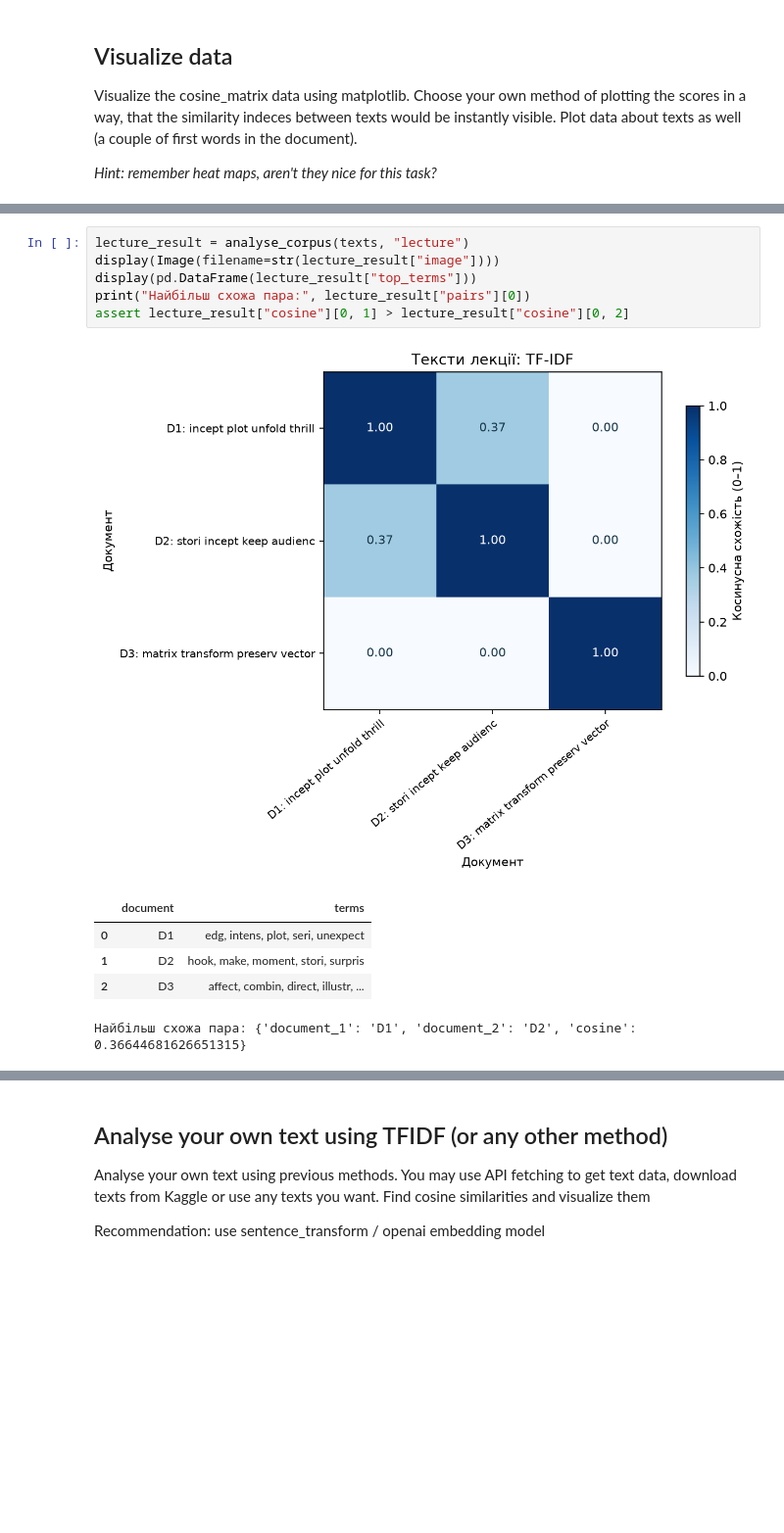
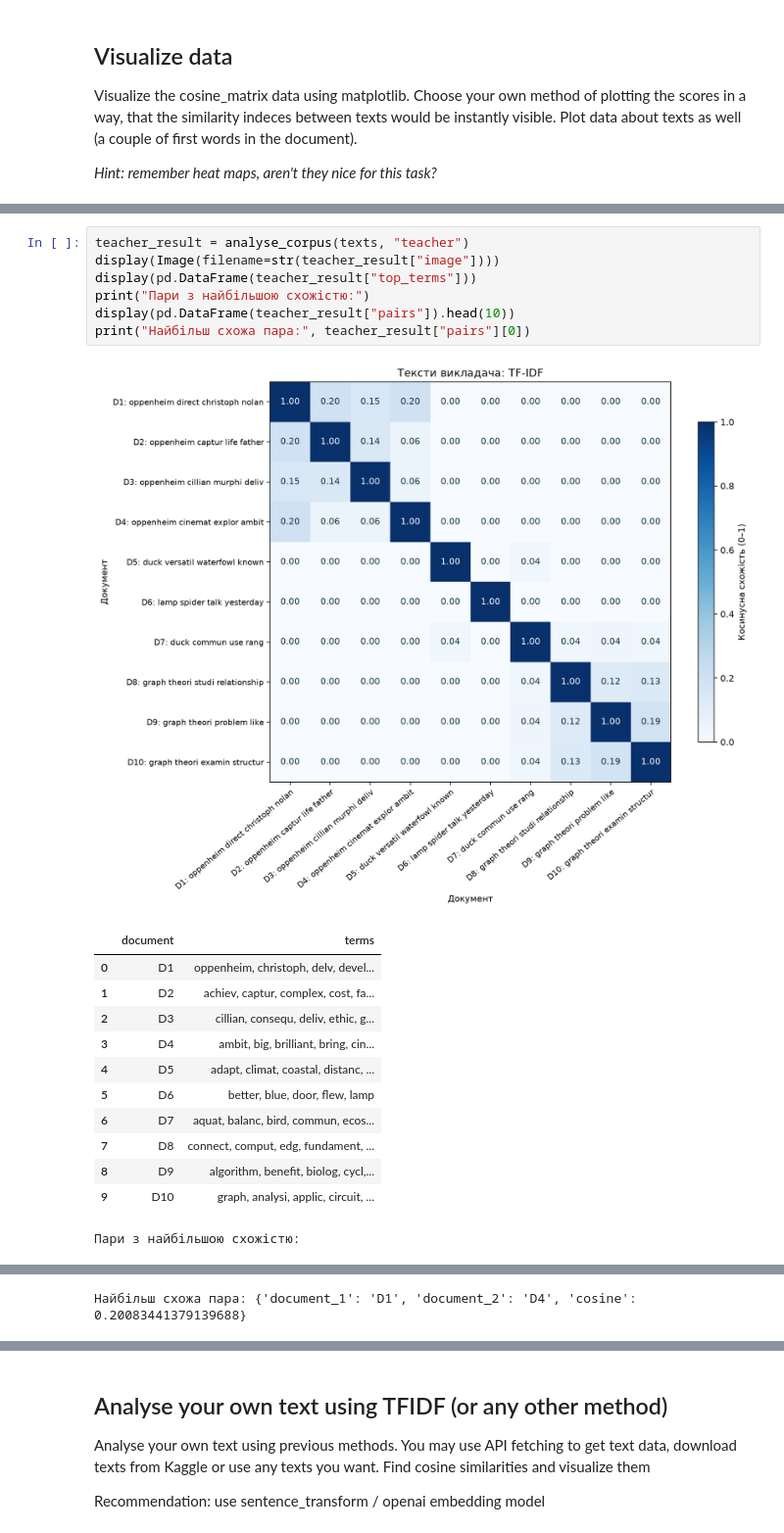
Before and after one commit to RoomToom/ida-labs, a Jupyter notebook: assignement-2.ipynb, the cells around one changed output, grey strips where cells are left out. Shown at 98% size. Drawn from its saved outputs; the diff is of its cells as text; blank space fills up the shorter version.

Commit message:
Use original teacher corpus for assignment 2

```diff
--- a/assignement-2.ipynb
+++ b/assignement-2.ipynb
@@ -158,13 +200,21 @@ Visualize the cosine_matrix data using matplotlib. Choose your own method of plo
 # %%
-lecture_result = analyse_corpus(texts, "lecture")
-display(Image(filename=str(lecture_result["image"])))
-display(pd.DataFrame(lecture_result["top_terms"]))
-print("Найбільш схожа пара:", lecture_result["pairs"][0])
-assert lecture_result["cosine"][0, 1] > lecture_result["cosine"][0, 2]
+teacher_result = analyse_corpus(texts, "teacher")
+display(Image(filename=str(teacher_result["image"])))
+display(pd.DataFrame(teacher_result["top_terms"]))
+print("Пари з найбільшою схожістю:")
+display(pd.DataFrame(teacher_result["pairs"]).head(10))
+print("Найбільш схожа пара:", teacher_result["pairs"][0])
 # %% [output]
-[figure, old version]
+[figure, new version]
 |  | document | terms |
-| 0 | D1 | edg, intens, plot, seri, unexpect |
-| 1 | D2 | hook, make, moment, stori, surpris |
-| 2 | D3 | affect, combin, direct, illustr, ... |
+| 0 | D1 | oppenheim, christoph, delv, devel... |
+| 1 | D2 | achiev, captur, complex, cost, fa... |
+| 2 | D3 | cillian, consequ, deliv, ethic, g... |
+| 3 | D4 | ambit, big, brilliant, bring, cin... |
+| 4 | D5 | adapt, climat, coastal, distanc, ... |
+| 5 | D6 | better, blue, door, flew, lamp |
+| 6 | D7 | aquat, balanc, bird, commun, ecos... |
+| 7 | D8 | connect, comput, edg, fundament, ... |
+| 8 | D9 | algorithm, benefit, biolog, cycl,... |
+| 9 | D10 | graph, analysi, applic, circuit, ... |
-Найбільш схожа пара: {'document_1': 'D1', 'document_2': 'D2', 'cosine': 0.36644681626651315}
+Пари з найбільшою схожістю:
@@ -171,3 +232,4 @@ assert lecture_result["cosine"][0, 1] > lecture_result["cosine"][0, 2]
+Найбільш схожа пара: {'document_1': 'D1', 'document_2': 'D4', 'cosine': 0.20083441379139688}
 # %% [markdown]
 ### Інтерпретація
 
```
Also changed, not shown: parts of 13 cells of this notebook, 18 other files.
